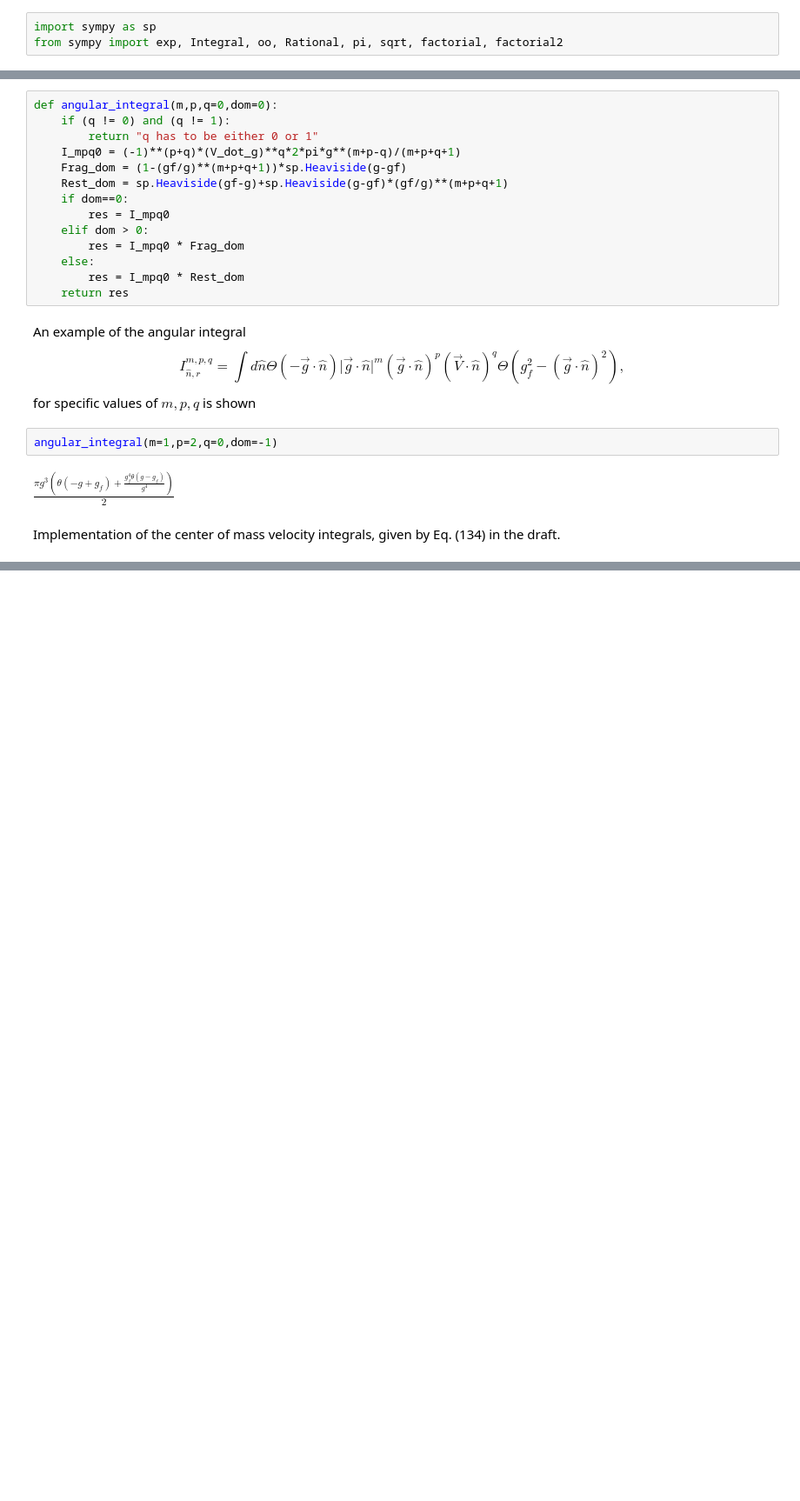
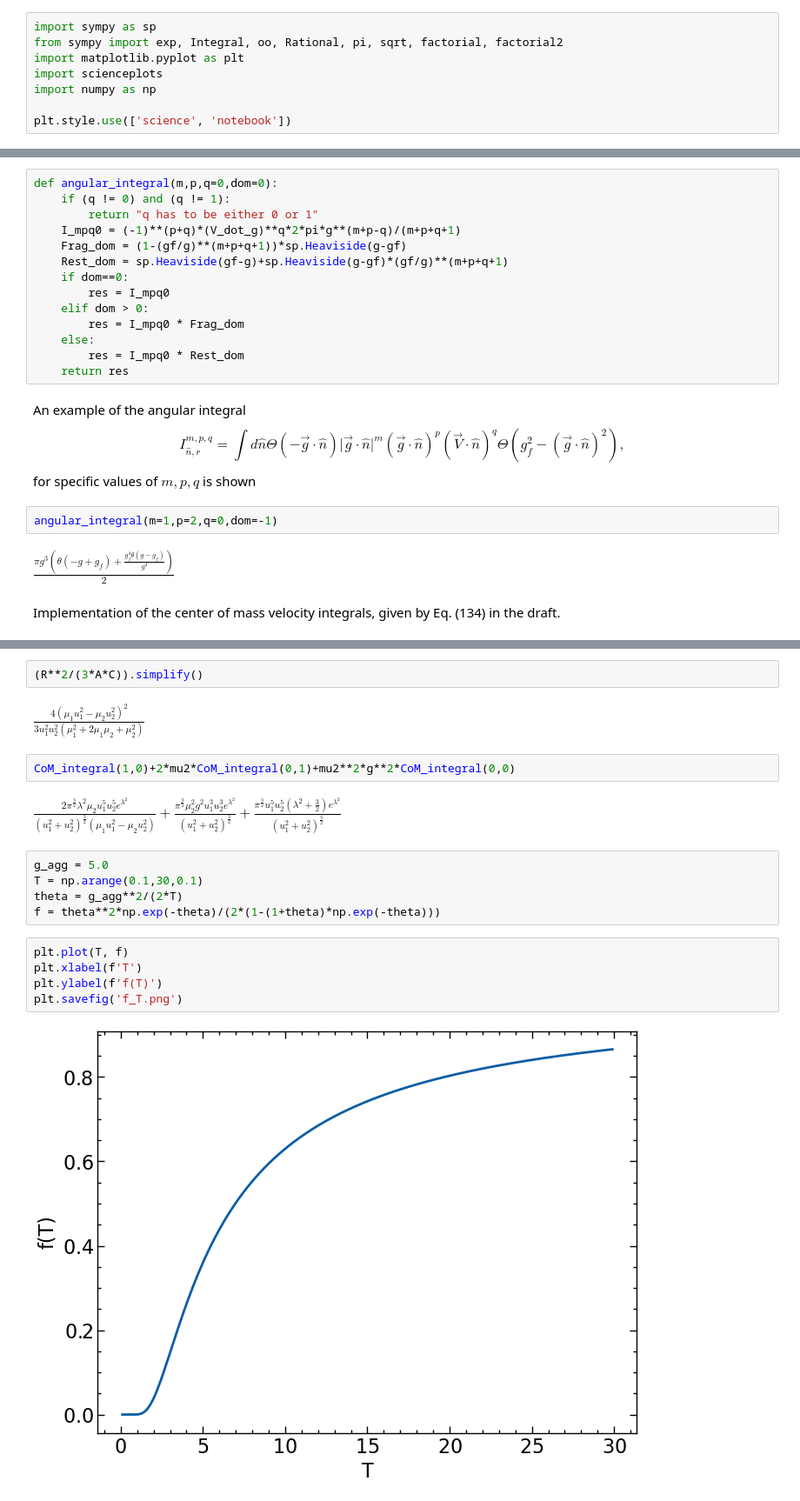
Before and after one commit to R0nJeremy/kinetic_integrals, a Jupyter notebook: code/sym_integrate.ipynb, the cells around one changed output, grey strips where cells are left out. Shown at 87% size. Cells and saved outputs as stored; diff of their text form; blank space fills up the shorter version.

```diff
--- a/code/sym_integrate.ipynb
+++ b/code/sym_integrate.ipynb
@@ -1,4 +1,9 @@
 # %%
 import sympy as sp
 from sympy import exp, Integral, oo, Rational, pi, sqrt, factorial, factorial2
+import matplotlib.pyplot as plt
+import scienceplots
+import numpy as np
+
+plt.style.use(['science', 'notebook'])
 # %%
@@ -58,0 +97,20 @@ $\displaystyle \frac{\pi^{\frac{3}{2}} \left(\lambda^{2} + \frac{5}{2}\right) e^
+# %%
+(R**2/(3*A*C)).simplify()
+# %% [output]
+$\displaystyle \frac{4 \left(\mu_{1} u_{1}^{2} - \mu_{2} u_{2}^{2}\right)^{2}}{3 u_{1}^{2} u_{2}^{2} \left(\mu_{1}^{2} + 2 \mu_{1} \mu_{2} + \mu_{2}^{2}\right)}$
+# %%
+CoM_integral(1,0)+2*mu2*CoM_integral(0,1)+mu2**2*g**2*CoM_integral(0,0)
+# %% [output]
+$\displaystyle \frac{2 \pi^{\frac{3}{2}} \lambda^{2} \mu_{2} u_{1}^{5} u_{2}^{5} e^{\lambda^{2}}}{\left(u_{1}^{2} + u_{2}^{2}\right)^{\frac{3}{2}} \left(\mu_{1} u_{1}^{2} - \mu_{2} u_{2}^{2}\right)} + \frac{\pi^{\frac{3}{2}} \mu_{2}^{2} g^{2} u_{1}^{3} u_{2}^{3} e^{\lambda^{2}}}{\left(u_{1}^{2} + u_{2}^{2}\right)^{\frac{3}{2}}} + \frac{\pi^{\frac{3}{2}} u_{1}^{5} u_{2}^{5} \left(\lambda^{2} + \frac{3}{2}\right) e^{\lambda^{2}}}{\left(u_{1}^{2} + u_{2}^{2}\right)^{\frac{5}{2}}}$
+# %%
+g_agg = 5.0
+T = np.arange(0.1,30,0.1)
+theta = g_agg**2/(2*T)
+f = theta**2*np.exp(-theta)/(2*(1-(1+theta)*np.exp(-theta)))
+# %%
+plt.plot(T, f)
+plt.xlabel(f'T')
+plt.ylabel(f'f(T)')
+plt.savefig('f_T.png')
+# %% [output]
+[figure, added]
```
Also changed, not shown: parts of 11 cells of this notebook, 10 other files.
